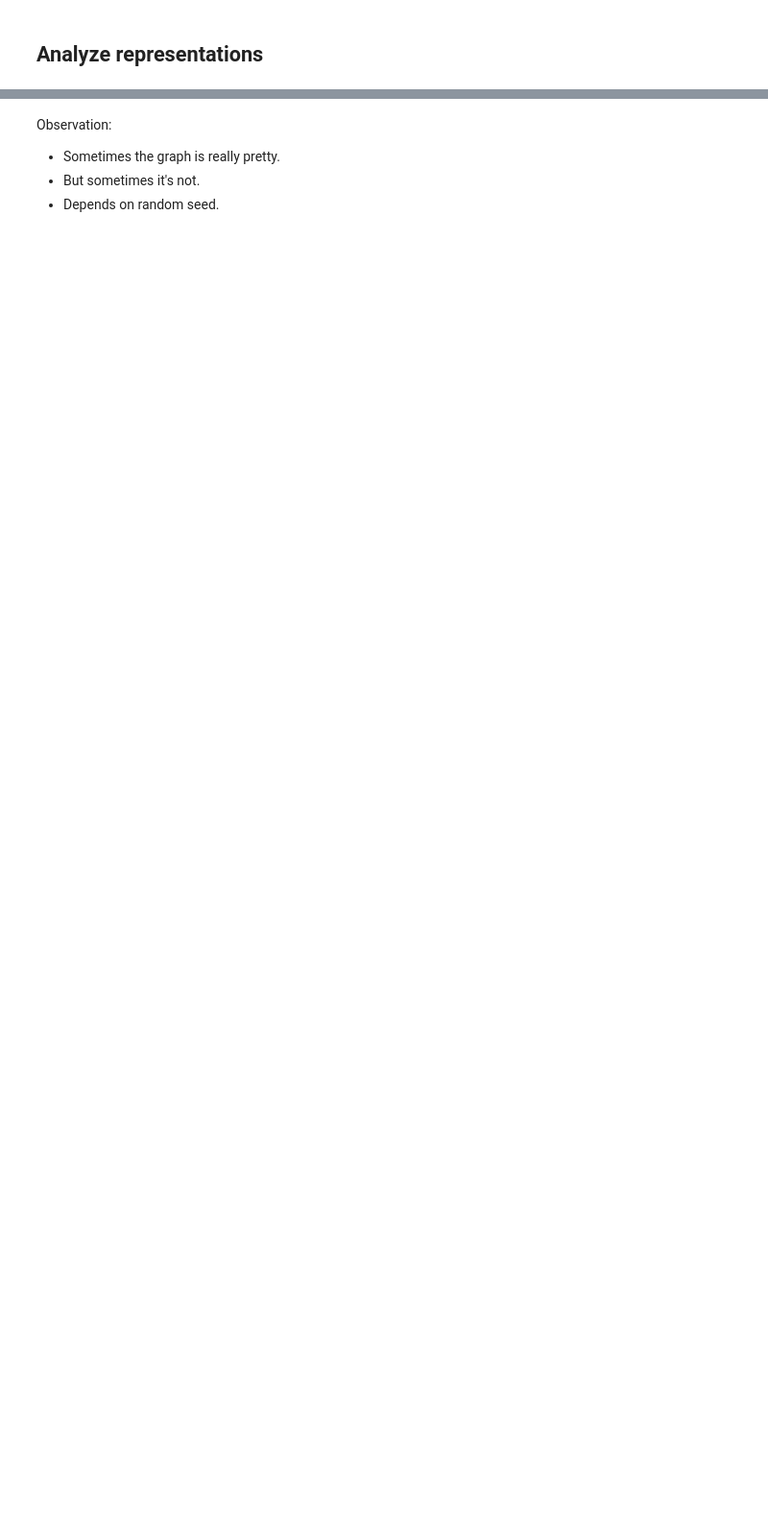
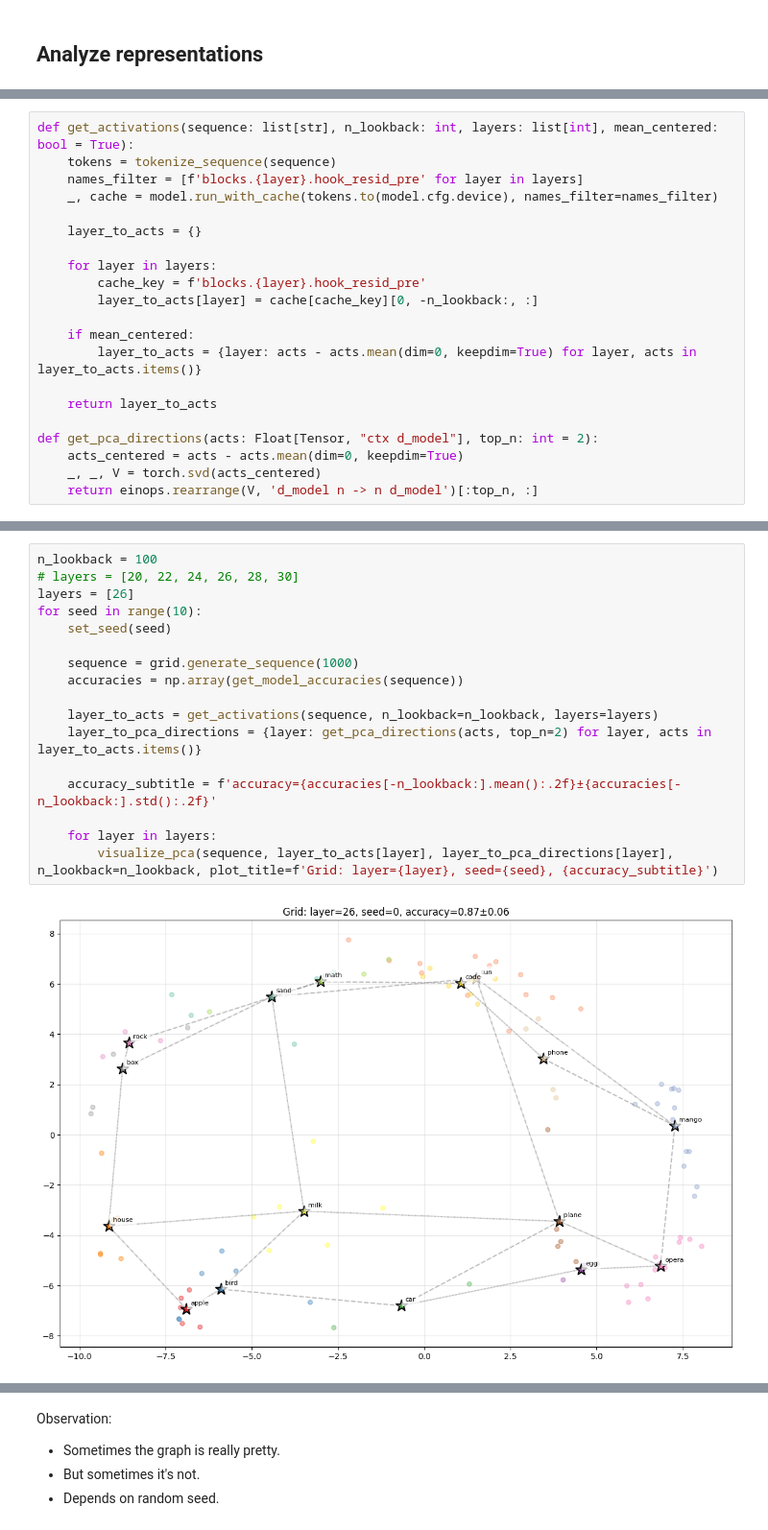
Before and after one commit to andyrdt/iclr, a Jupyter notebook: iclr.ipynb, the cells around one changed output, grey strips where cells are left out. Shown at 96% size. Drawn from its saved outputs; the diff is of its cells as text; blank space fills up the shorter version.

```diff
--- a/iclr.ipynb
+++ b/iclr.ipynb
@@ -226 +204,22 @@ acts_per_word_avgs = torch.stack(acts_per_word_avgs)
+# %%
+def get_activations(sequence: list[str], n_lookback: int, layers: list[int], mean_centered: bool = True):
+    tokens = tokenize_sequence(sequence)
+    names_filter = [f'blocks.{layer}.hook_resid_pre' for layer in layers]
+    _, cache = model.run_with_cache(tokens.to(model.cfg.device), names_filter=names_filter)
+
+    layer_to_acts = {}
+
+    for layer in layers:
+        cache_key = f'blocks.{layer}.hook_resid_pre'
+        layer_to_acts[layer] = cache[cache_key][0, -n_lookback:, :]
+
+    if mean_centered:
+        layer_to_acts = {layer: acts - acts.mean(dim=0, keepdim=True) for layer, acts in layer_to_acts.items()}
+
+    return layer_to_acts
+
+def get_pca_directions(acts: Float[Tensor, "ctx d_model"], top_n: int = 2):
+    acts_centered = acts - acts.mean(dim=0, keepdim=True)
+    _, _, V = torch.svd(acts_centered)
+    return einops.rearrange(V, 'd_model n -> n d_model')[:top_n, :]
 # %%
@@ -322,0 +299,19 @@ plt.show()
+# %%
+n_lookback = 100
+# layers = [20, 22, 24, 26, 28, 30]
+layers = [26]
+for seed in range(10):
+    set_seed(seed)
+
+    sequence = grid.generate_sequence(1000)
+    accuracies = np.array(get_model_accuracies(sequence))
+
+    layer_to_acts = get_activations(sequence, n_lookback=n_lookback, layers=layers)
+    layer_to_pca_directions = {layer: get_pca_directions(acts, top_n=2) for layer, acts in layer_to_acts.items()}
+
+    accuracy_subtitle = f'accuracy={accuracies[-n_lookback:].mean():.2f}±{accuracies[-n_lookback:].std():.2f}'
+
+    for layer in layers:
+        visualize_pca(sequence, layer_to_acts[layer], layer_to_pca_directions[layer], n_lookback=n_lookback, plot_title=f'Grid: layer={layer}, seed={seed}, {accuracy_subtitle}')
+# %% [output]
+[figure, added]
```
Also changed, not shown: parts of 12 cells of this notebook.
